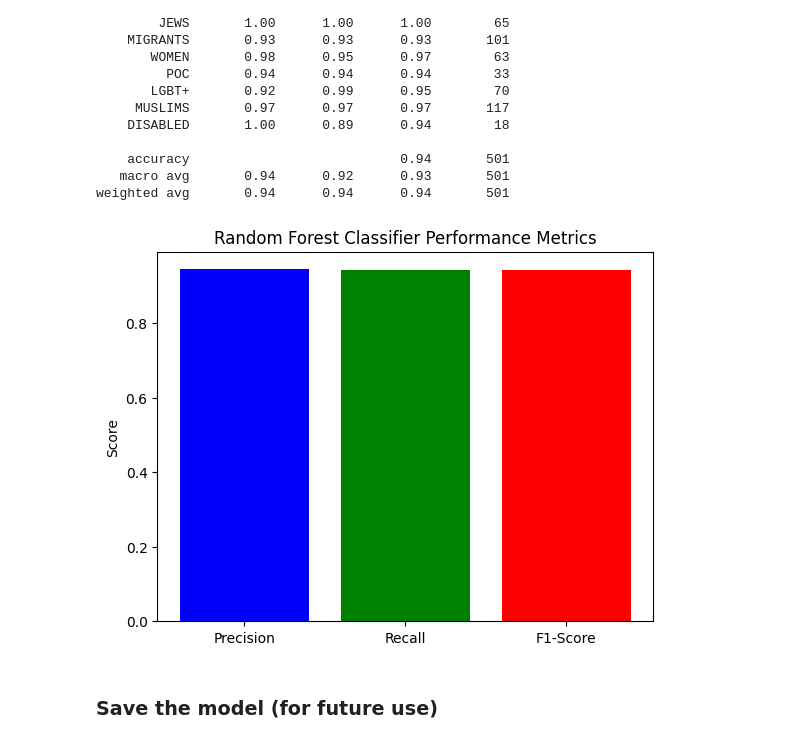
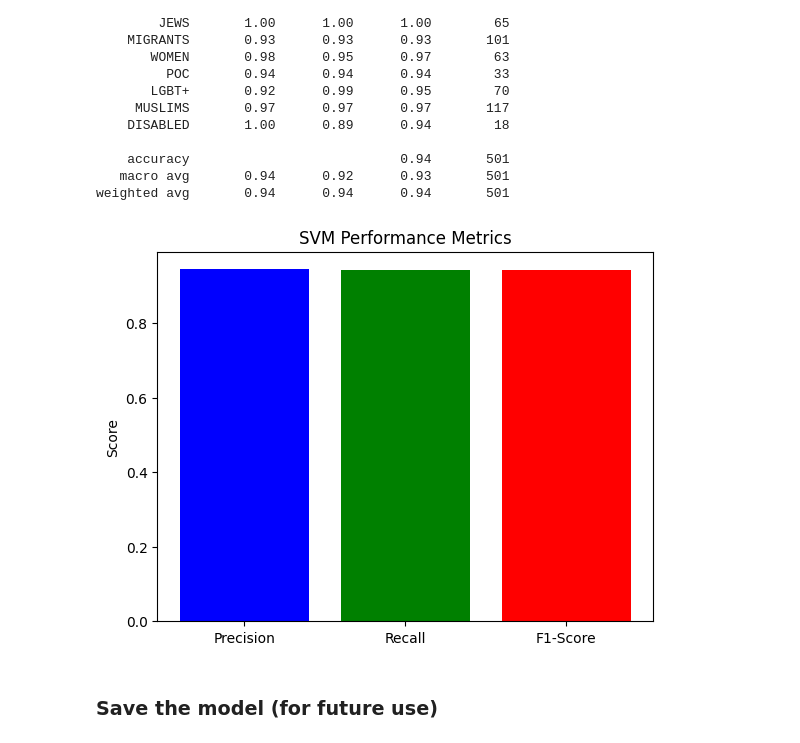
Before and after one commit to rayaneghilene/DSML_Research_Project, a Jupyter notebook: DSML_Research_Project/SVM_classification.ipynb, the cells around one changed output. Saved outputs shown, nothing was run; the diff lists cells and outputs as text; code cells hidden in the pictures.

```diff
--- a/DSML_Research_Project/SVM_classification.ipynb
+++ b/DSML_Research_Project/SVM_classification.ipynb
@@ -208,19 +209,19 @@ weighted avg       0.94      0.94      0.94       501
 # %%
 import matplotlib.pyplot as plt
 
 # Data for plotting
 metrics = ['Precision', 'Recall', 'F1-Score']
 values = [precision, recall, f1_score]
 
 # Create bar plots
 plt.bar(metrics, values, color=['blue', 'green', 'red'])
 plt.ylabel('Score')
-plt.title('Random Forest Classifier Performance Metrics')
+plt.title('SVM Performance Metrics')
 
 # Display the plot
 plt.show()
 # %% [output]
-[figure, old version]
+[figure, new version]
 # %% [markdown]
 ### Save the model (for future use)
 # %%
```
Also changed, not shown: parts of 5 cells of this notebook.
